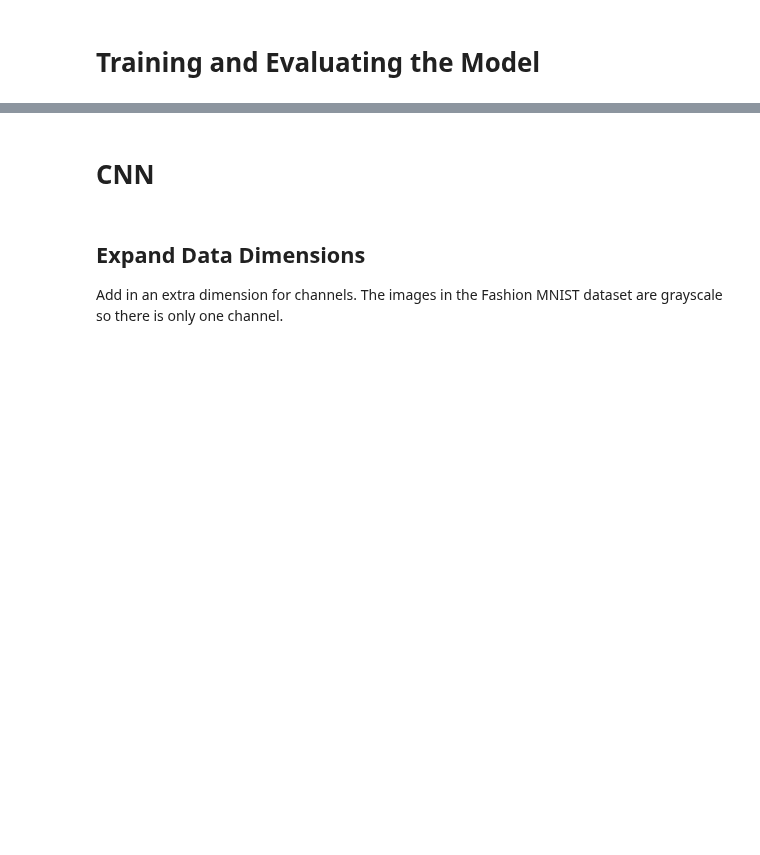
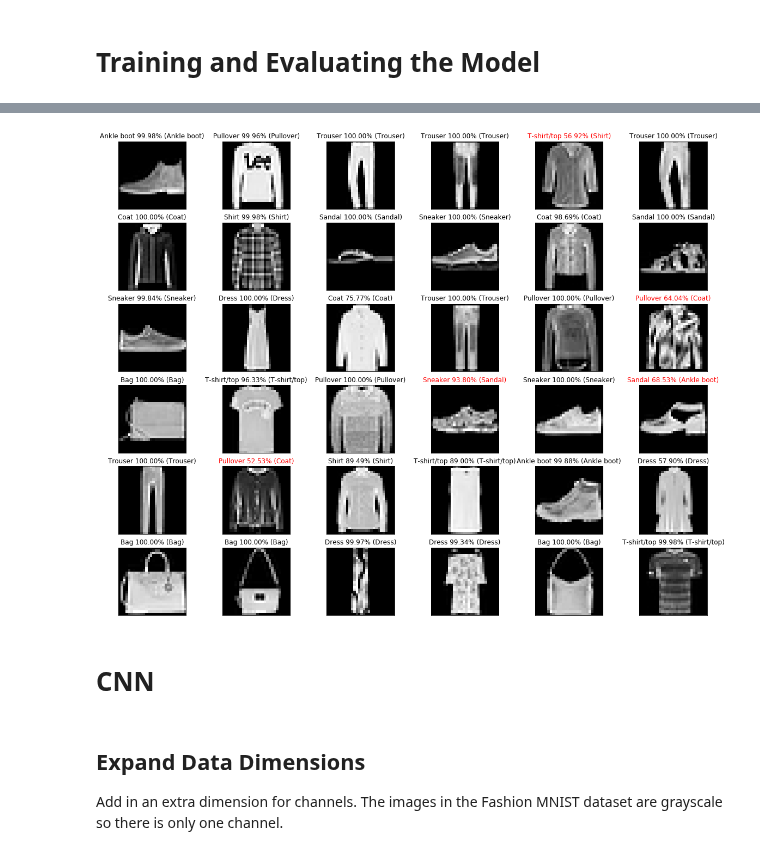
Before and after one commit to AnthonyDickson/summer-bursary-2018, a Jupyter notebook: Fashion_MNIST.ipynb, the cells around one changed output, grey strips where cells are left out. Cells and saved outputs as stored; diff of their text form; code cells hidden in the pictures; blank space fills up the shorter version.

```diff
--- a/Fashion_MNIST.ipynb
+++ b/Fashion_MNIST.ipynb
@@ -87,4 +97,9 @@ model.compile(optimizer='rmsprop',
 # %% [markdown]
 # Training and Evaluating the Model
 # %%
-model.fit(X_train, y_train, batch_size=batch_size, epochs=10)
+%%time
+
+model.fit(X_train, y_train,
+          validation_data=(X_test, y_test),
+          batch_size=batch_size,
+          epochs=10)
@@ -95,29 +125,31 @@ print('Test accuracy:', test_acc)
 # %%
 nrows = 6
 ncols = 6
 ntotal = nrows * ncols
 i = 0
 
 fig, axes = plt.subplots(nrows, ncols)
 fig.set_size_inches(20, 16)
 
 predictions = model.predict_proba(X_test[:ntotal])
 
 for row in range(nrows):
     for col in range(ncols):
         img = X_test[i]
         predicted_label = label_dict[predictions[i].argmax()]
         probability = predictions[i].max() * 100
         actual_label = label_dict[y_test[i].argmax()]
-        title_colour = 'green' if predicted_label == actual_label else 'red'
+        title_colour = 'black' if predicted_label == actual_label else 'red'
 
         axis = axes[row, col]
         axis.imshow(img, cmap='gray')
         axis.get_xaxis().set_visible(False)
         axis.get_yaxis().set_visible(False)
         axis.set_title('{} {:.2f}% ({})'.format(predicted_label, probability, actual_label), color=title_colour)
 
         i += 1
+# %% [output]
+[figure, added]
 # %% [markdown]
 # CNN
 # %%
```
Also changed, not shown: parts of 14 cells of this notebook.
